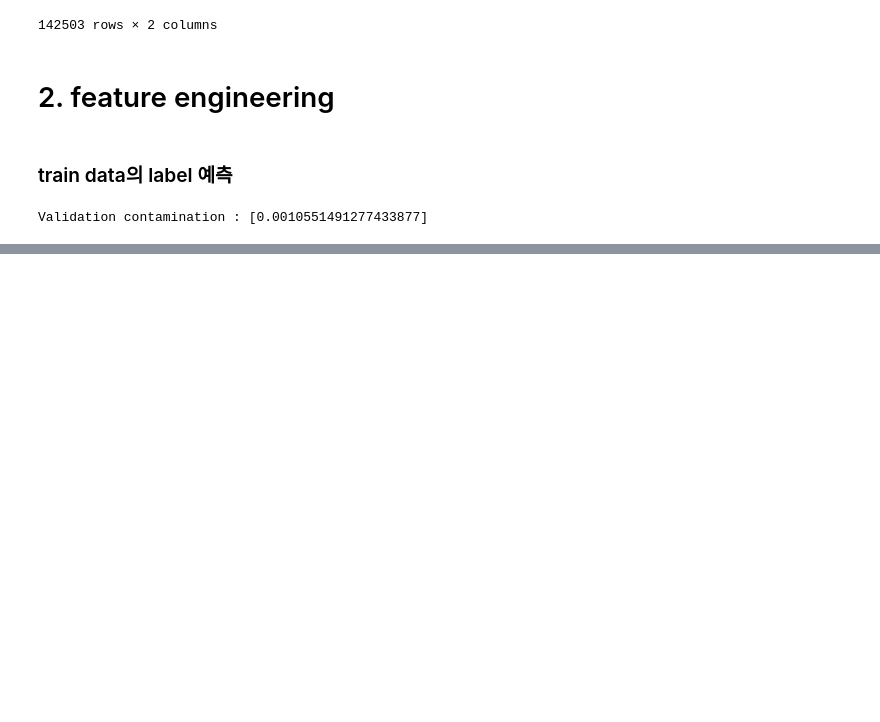
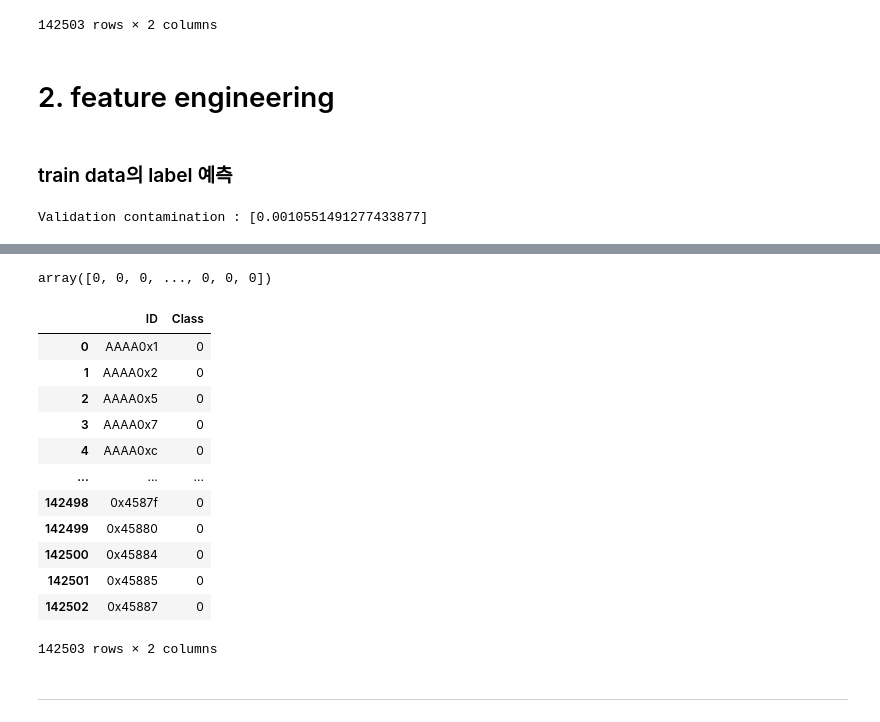
Before and after one commit to Hongbi-Kim/DACON_competition, a Jupyter notebook: 신용카드 사기 거래 탐지 AI 경진대회.ipynb, the cells around one changed output, grey strips where cells are left out. Saved outputs shown, nothing was run; the diff lists cells and outputs as text; code cells hidden in the pictures; blank space fills up the shorter version.

```diff
--- a/신용카드 사기 거래 탐지 AI 경진대회.ipynb
+++ b/신용카드 사기 거래 탐지 AI 경진대회.ipynb
@@ -231,0 +251,5 @@ print('Truncated SVD done')
+# %%
+# 가설 설정 : Train dataset도 Validation dataset과 동일한 비율로 사기거래가 발생 했을 것이다.
+# -> model parameter : contamination=val_contamination(=0.001055) 적용
+model_lof = LocalOutlierFactor(n_neighbors = 1023, contamination = val_contamination, novelty=True)
+model_lof.fit(train_x)
@@ -231,0 +261,6 @@ print('Truncated SVD done')
+# %%
+def get_pred_label(model_pred):
+    # IsolationForest 모델 출력 (1:정상, -1:불량(사기)) 이므로 (0:정상, 1:불량(사기))로 Label 변환
+    model_pred = np.where(model_pred == 1, 0, model_pred)
+    model_pred = np.where(model_pred == -1, 1, model_pred)
+    return model_pred
@@ -231,0 +290,25 @@ print('Truncated SVD done')
+# %%
+test_pred_lof = model_lof.predict(test_x) # model prediction
+test_pred_lof = get_pred_label(test_pred_lof)
+# %%
+test_pred_lof
+# %% [output]
+array([0, 0, 0, ..., 0, 0, 0])
+# %%
+sub['Class'] = test_pred_lof
+# %%
+sub
+# %% [output]
+|  | ID | Class |
+| 0 | AAAA0x1 | 0 |
+| 1 | AAAA0x2 | 0 |
+| 2 | AAAA0x5 | 0 |
+| 3 | AAAA0x7 | 0 |
+| 4 | AAAA0xc | 0 |
+| ... | ... | ... |
+| 142498 | 0x4587f | 0 |
+| 142499 | 0x45880 | 0 |
+| 142500 | 0x45884 | 0 |
+| 142501 | 0x45885 | 0 |
+| 142502 | 0x45887 | 0 |
+142503 rows × 2 columns
@@ -231,0 +317,2 @@ print('Truncated SVD done')
+# %% [markdown]
+-------------------
```
Also changed, not shown: parts of 31 cells of this notebook.
